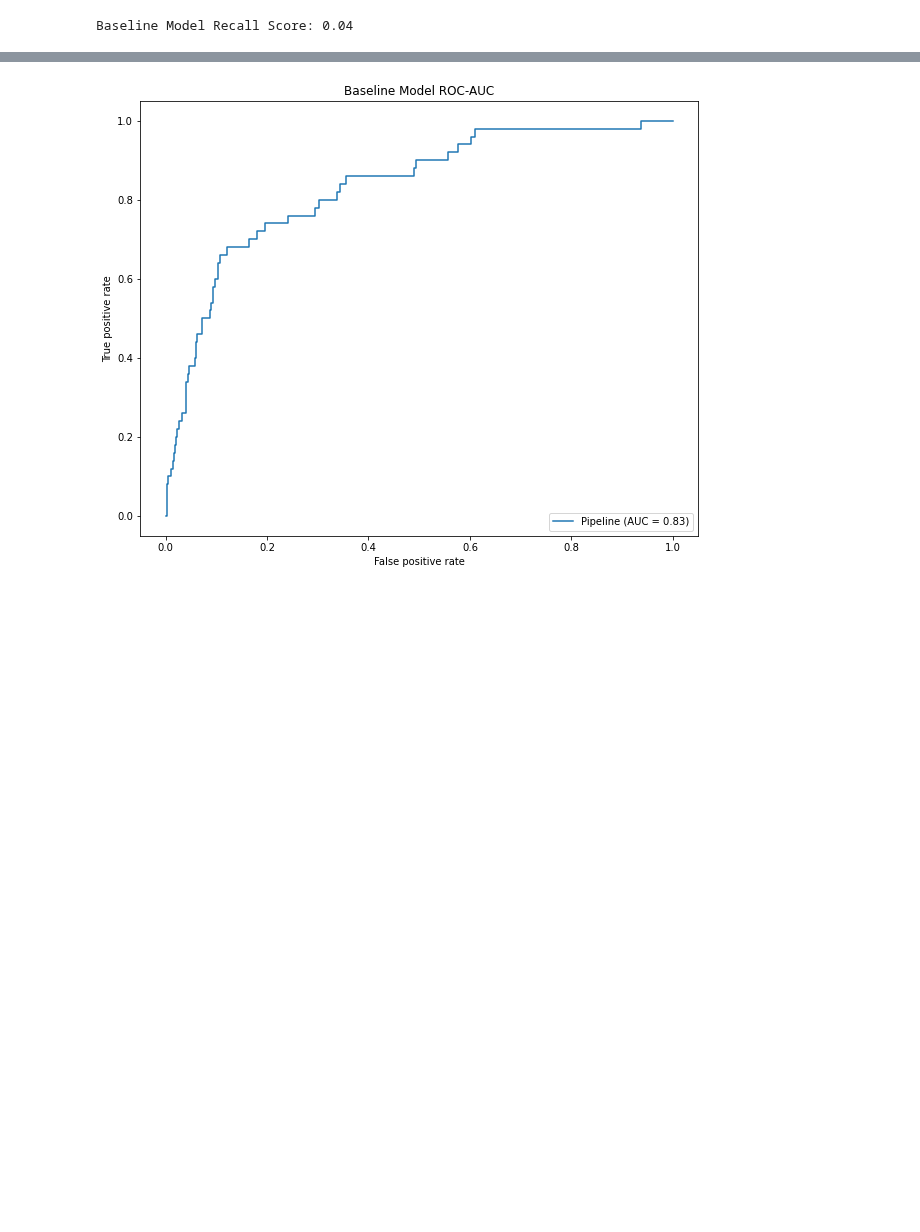
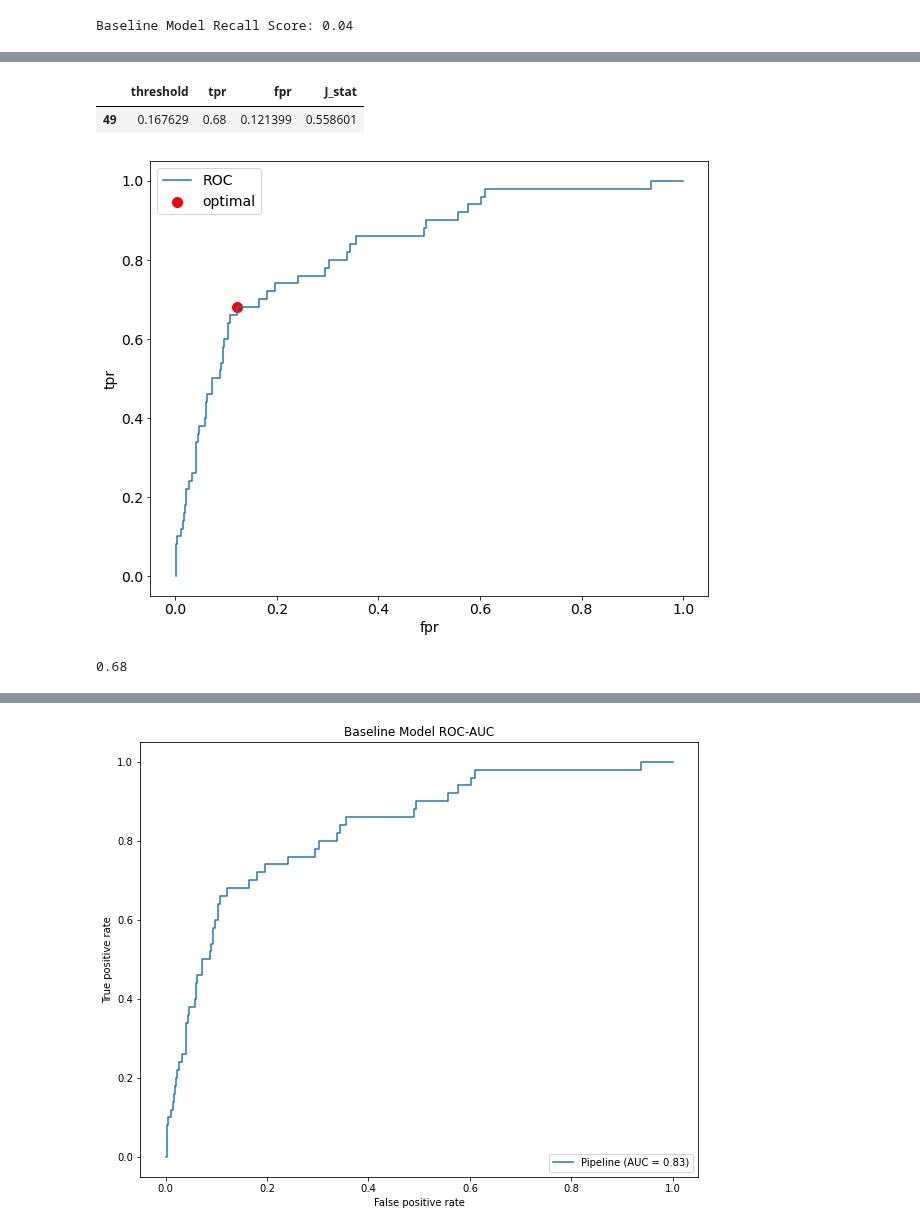
Before and after one commit to jordanate/machine-learning-classification, a Jupyter notebook: jordana_notebook.ipynb, the cells around one changed output, grey strips where cells are left out. Saved outputs shown, nothing was run; the diff lists cells and outputs as text; code cells hidden in the pictures; blank space fills up the shorter version.

```diff
--- a/jordana_notebook.ipynb
+++ b/jordana_notebook.ipynb
@@ -425,2 +424,3 @@ Baseline Model Recall Score: 0.04
 # %%
-#fpr, tpr, thresholds = roc_curve(y_test, y_prob[:,1])
+# Using roc_curve() to find fpr, tpr, and thresholds
+fpr, tpr, thresholds = roc_curve(y_test, y_prob[:,1])
@@ -429,3 +427,4 @@ Baseline Model Recall Score: 0.04
 # %%
-#thresh_df = pd.DataFrame({'threshold': thresholds,
-                          #'tpr':  tpr, 'fpr': fpr}).iloc[1::, :]
+# Creating a dataframe of fpr, tpr, and thresholds
+thresh_df = pd.DataFrame({'threshold': thresholds,
+                          'tpr':  tpr, 'fpr': fpr}).iloc[1::, :]
@@ -432,13 +445,22 @@ Baseline Model Recall Score: 0.04
 # %%
-#thresh_df['J_stat'] = thresh_df['tpr'] - thresh_df['fpr']
+# Adding a column to the DataFrame called J_stat that represents Youden's J-statistic
+thresh_df['J_stat'] = thresh_df['tpr'] - thresh_df['fpr']
 # %%
-# max_selector = thresh_df.index == thresh_df['J_stat'].idxmax()
+# Selecting the threshold with highest J-statistic and labeling it the optimal threshold
 
-# optimal_thresh = thresh_df[max_selector]
-# optimal_thresh
+max_selector = thresh_df.index == thresh_df['J_stat'].idxmax()
+
+optimal_thresh = thresh_df[max_selector]
+optimal_thresh
+# %% [output]
+|  | threshold | tpr | fpr | J_stat |
+| 49 | 0.167629 | 0.68 | 0.121399 | 0.558601 |
 # %%
-# fig, ax = plt.subplots()
-# thresh_df.plot(x = 'fpr', y = 'tpr', ax = ax, label = 'ROC')
-# optimal_thresh.plot.scatter(x = 'fpr', y = 'tpr', c ='r', s = 100, ax = ax, label = 'optimal' )
-# plt.show()
+# Creating a visualization to mark the tpr and fpr values at the optimal threshold
+fig, ax = plt.subplots(figsize = (10,8))
+thresh_df.plot(x = 'fpr', y = 'tpr', ax = ax, label = 'ROC')
+optimal_thresh.plot.scatter(x = 'fpr', y = 'tpr', c ='r', s = 100, ax = ax, label = 'optimal' )
+plt.show()
+# %% [output]
+[figure, added]
 # %%
@@ -448,3 +470,6 @@ Baseline Model Recall Score: 0.04
 # %%
-# model_1_recall = recall_score(y_test, y_pred_with_threshold)
-# model_1_recall
+# Finding the new recall value with the optimal threshold
+model_1_recall = recall_score(y_test, y_pred_best_threshold)
+model_1_recall
+# %% [output]
+0.68
```
Also changed, not shown: parts of 27 cells of this notebook.
